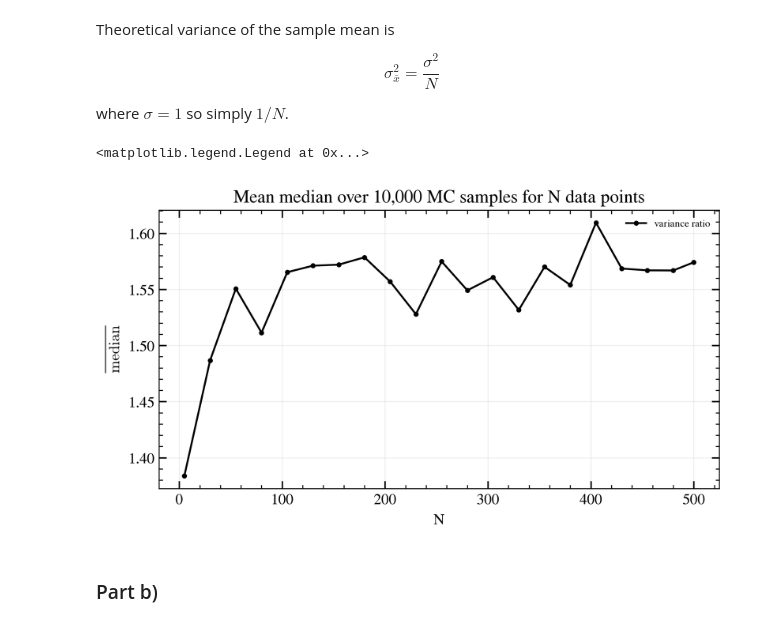
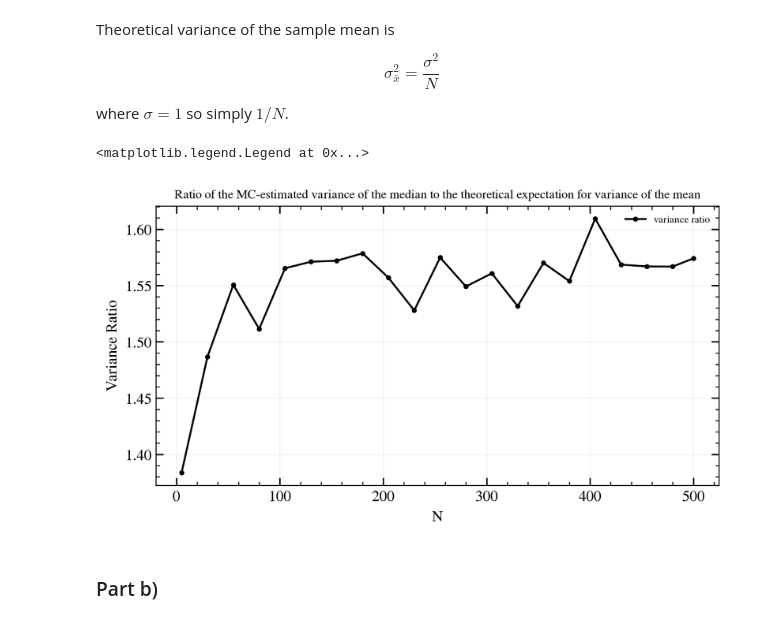
Before and after one commit to JamesDuf/UW-PHYS-782, a Jupyter notebook: Assignment 1/A1 P782 F26 - MC Simulations of Estimators of Location and Spread.ipynb, the cells around one changed output. Saved outputs shown, nothing was run; the diff lists cells and outputs as text; code cells hidden in the pictures.

```diff
--- a/Assignment 1/A1 P782 F26 - MC Simulations of Estimators of Location and Spread.ipynb
+++ b/Assignment 1/A1 P782 F26 - MC Simulations of Estimators of Location and Spread.ipynb
@@ -661,27 +661,25 @@ variance_ratio = np.asarray(variances_of_estimates_of_median) / np.asarray(theor
 # %%
 import matplotlib.ticker as ticker
 
 fig, ax = plt.subplots(figsize=(8, 4), dpi = 300)
 
 ax.tick_params(axis="both", which="major", direction="in", length=6, width=1.1, top=True, right=True)
 ax.tick_params(axis="both", which="minor", direction="in", length=3, width=0.8, top=True, right=True)
 ax.xaxis.set_minor_locator(ticker.AutoMinorLocator())
 ax.yaxis.set_minor_locator(ticker.AutoMinorLocator())
 ax.grid(True, which="major", alpha=0.18, lw=0.8)
 
 ax.set_xlabel('N')
-ax.set_ylabel(r'$\overline{\rm median}$')
-ax.set_title("Mean median over 10,000 MC samples for N data points")
+ax.set_ylabel('Variance Ratio')
+ax.set_title("Ratio of the MC-estimated variance of the median to the theoretical expectation for variance of the mean", fontsize = 10)
 # ax.set_xlim(0,32)
 # ax.set_ylim(0.95,1.05)
 
 ax.plot(N_array, variance_ratio, marker='.', label="variance ratio", color='black')
 
-#ax.axhline(y=0, color= 'red', ls='dashed', label = 'True expected population median')    # True median for a standard gaussian is zero
-
 ax.legend(frameon=False, fontsize=8, loc='best')
 # %% [output]
 <matplotlib.legend.Legend at 0x...>
-[figure, old version]
+[figure, new version]
 # %% [markdown]
 ### Part b)
```
Also changed, not shown: parts of 2 cells of this notebook.
